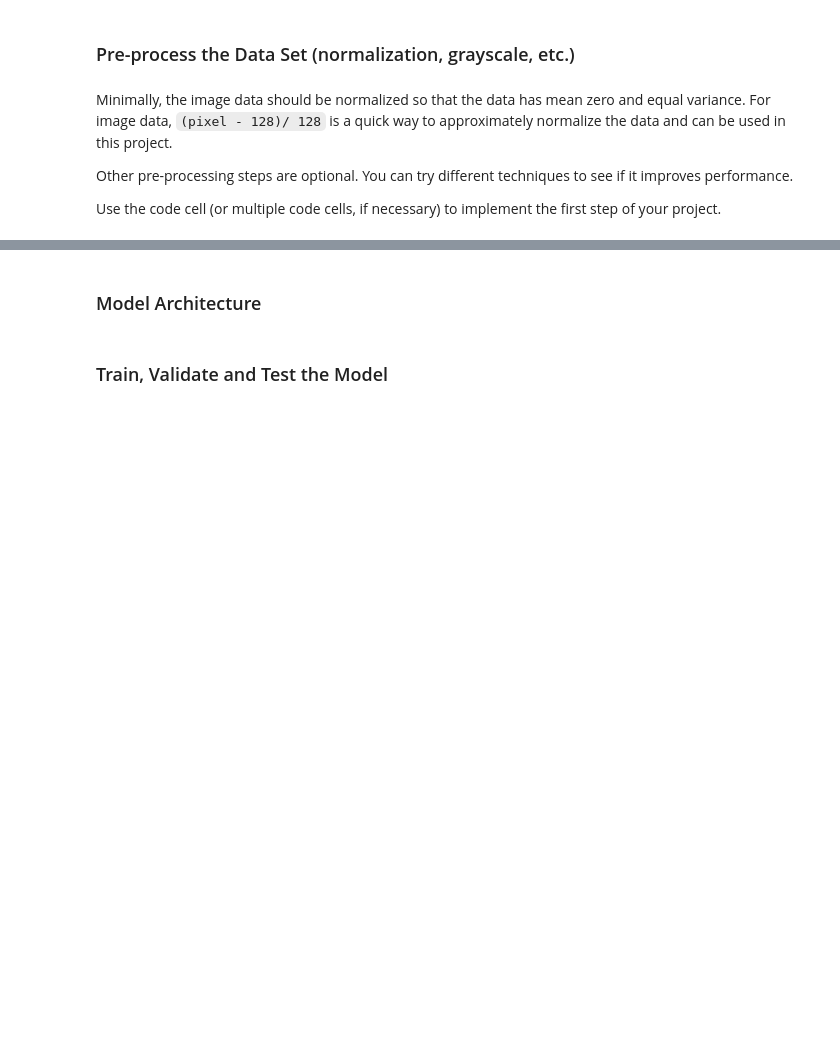
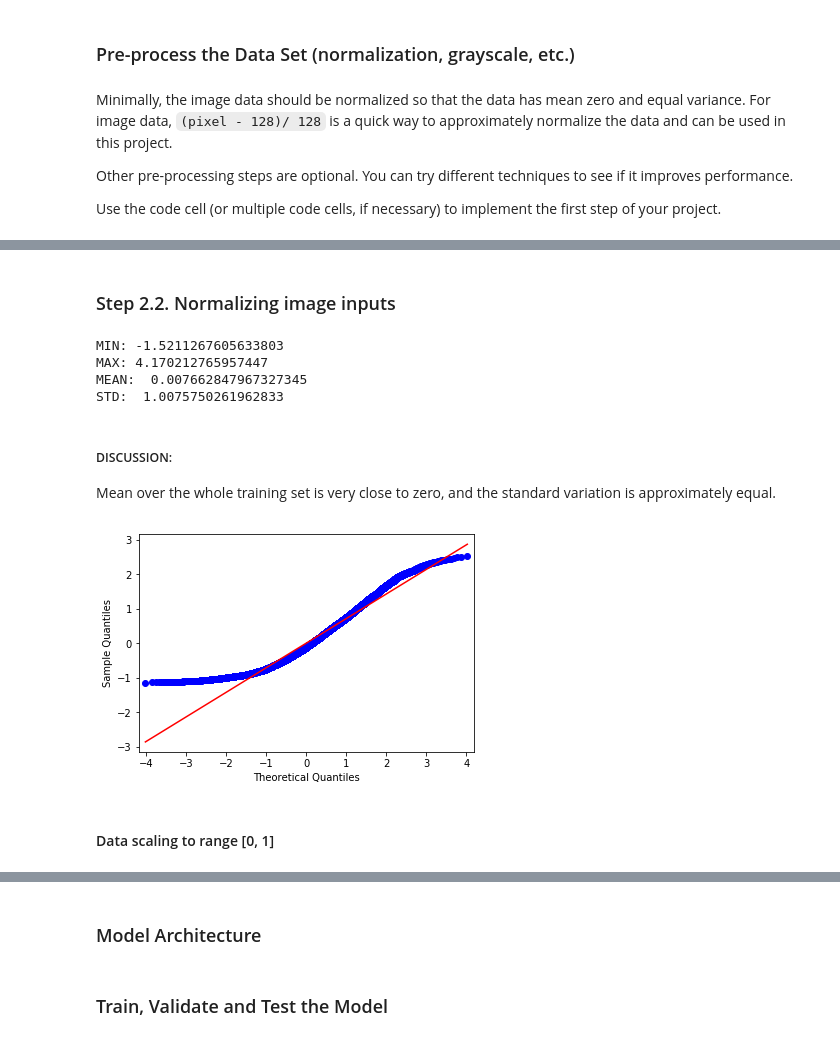
Before and after one commit to MacZel/CarND-Traffic-Sign-Classifier-Project, a Jupyter notebook: Traffic_Sign_Classifier.ipynb, the cells around one changed output, grey strips where cells are left out. Saved outputs shown, nothing was run; the diff lists cells and outputs as text; code cells hidden in the pictures; blank space fills up the shorter version.

```diff
--- a/Traffic_Sign_Classifier.ipynb
+++ b/Traffic_Sign_Classifier.ipynb
@@ -165,10 +167,4 @@ From the sample we can see that lots of preprocessing is needed to normalize the
 # %% [markdown]
 #### Distributions of classes in the training, validation and test set
 ##### Training data
-# %%
-labels_counts_grouped_by_label_id = train_labels.value_counts().sort_index().tolist()
-
-imgs_grouped_by_label_id = []
-for n in range(n_classes):
-    imgs_grouped_by_label_id.append(train_labels.where(train_labels == n).dropna().index.values.tolist())
 # %%
@@ -446,0 +522,27 @@ Use the code cell (or multiple code cells, if necessary) to implement the first
+# %% [markdown]
+### Step 2.2. Normalizing image inputs
+# %%
+X_train_norm = (X_train - mean_img)/std_img
+X_test_norm = (X_test - mean_img)/std_img
+
+print('MIN:', np.min(X_train_norm))
+print('MAX:', np.max(X_train_norm))
+print('MEAN: ', np.mean(X_train_norm))
+print('STD: ', np.std(X_train_norm))
+# %% [output]
+MIN: -1.5211267605633803
+MAX: 4.170212765957447
+MEAN:  0.007662847967327345
+STD:  1.0075750261962833
+# %% [markdown]
+##### DISCUSSION:
+Mean over the whole training set is very close to zero, and the standard variation is approximately equal.
+# %%
+# q-q plot for training data
+qqplot(np.array([np.mean(n) for n in X_train_norm]), line='s')
+
+plt.show()
+# %% [output]
+[figure, added]
+# %% [markdown]
+#### Data scaling to range [0, 1]
```
Also changed, not shown: parts of 22 cells of this notebook, 1 other file.
